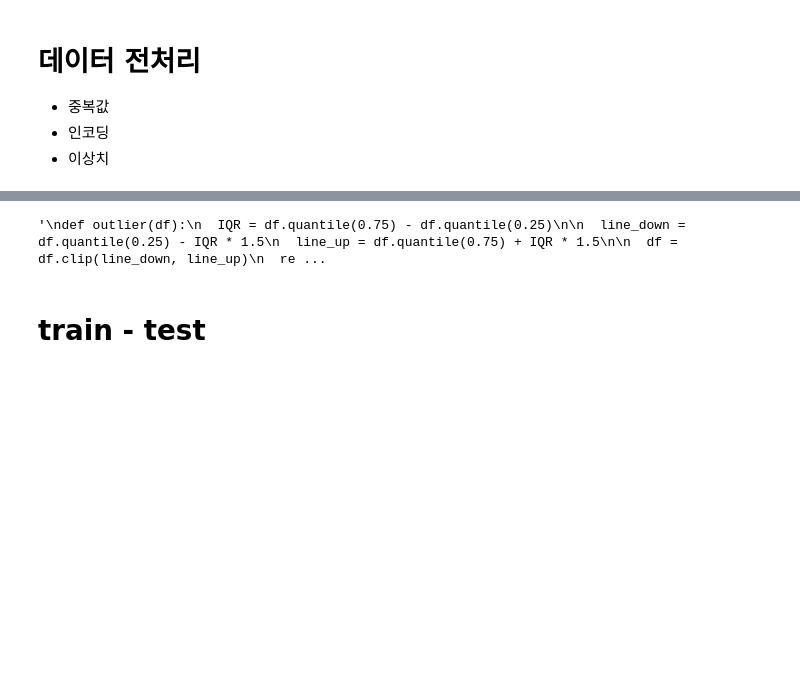
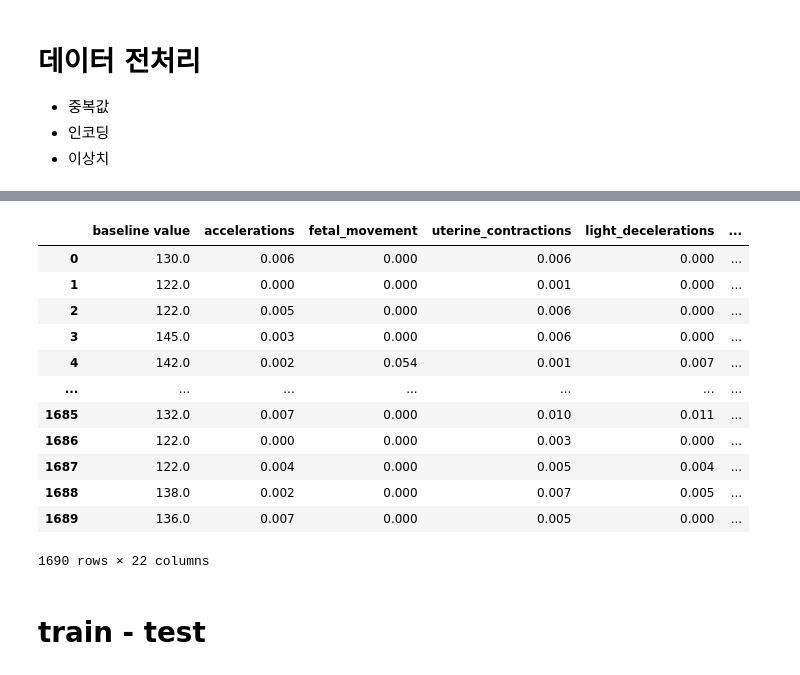
Before and after one commit to konkuk-kuggle/9th_KUGGLE_Seminar, a Jupyter notebook: [KUGGLE]_회귀_6주차 과제.ipynb, the cells around one changed output, grey strips where cells are left out. Drawn from its saved outputs; the diff is of its cells as text; code cells hidden in the pictures; blank space fills up the shorter version.

```diff
--- a/[KUGGLE]_회귀_6주차 과제.ipynb
+++ b/[KUGGLE]_회귀_6주차 과제.ipynb
@@ -149,21 +164,30 @@ train.duplicated()#코드추가
 # %%
 # float 타입의 target 값을 int형으로 변경하세요
-train['fetal_health'] = train['fetal_health']#코드추가
+train['fetal_health'] = train['fetal_health'].astype(int)#코드추가
-# %%
-# 이상치 처리를 수행하세요 (선택사항)
-
-def outlier(df):
-  IQR = #코드추가
-
-  line_down = #코드추가
-  line_up = #코드추가
-
-  df = df.clip(line_down, line_up)
-  return df
-
-outlier(train)
-# %% [output]
-'\ndef outlier(df):\n  IQR = df.quantile(0.75) - df.quantile(0.25)\n\n  line_down = df.quantile(0.25) - IQR * 1.5\n  line_up = df.quantile(0.75) + IQR * 1.5\n\n  df = df.clip(line_down, line_up)\n  re ...
+# %%
+def outlier(df):
+  Q1 = df.quantile(0.25)
+  Q3 = df.quantile(0.75)
+  IQR = Q3 - Q1
+  line_down = Q1 - 1.5*IQR
+  line_up = Q3 + 1.5*IQR
+  return df
+
+outlier(train)
+# %% [output]
+|  | baseline value | accelerations | fetal_movement | uterine_contractions | light_decelerations | ... |
+| 0 | 130.0 | 0.006 | 0.000 | 0.006 | 0.000 | ... |
+| 1 | 122.0 | 0.000 | 0.000 | 0.001 | 0.000 | ... |
+| 2 | 122.0 | 0.005 | 0.000 | 0.006 | 0.000 | ... |
+| 3 | 145.0 | 0.003 | 0.000 | 0.006 | 0.000 | ... |
+| 4 | 142.0 | 0.002 | 0.054 | 0.001 | 0.007 | ... |
+| ... | ... | ... | ... | ... | ... | ... |
+| 1685 | 132.0 | 0.007 | 0.000 | 0.010 | 0.011 | ... |
+| 1686 | 122.0 | 0.000 | 0.000 | 0.003 | 0.000 | ... |
+| 1687 | 122.0 | 0.004 | 0.000 | 0.005 | 0.004 | ... |
+| 1688 | 138.0 | 0.002 | 0.000 | 0.007 | 0.005 | ... |
+| 1689 | 136.0 | 0.007 | 0.000 | 0.005 | 0.000 | ... |
+1690 rows × 22 columns
 # %% [markdown]
 # train - test
 # %%
```
Also changed, not shown: parts of 15 cells of this notebook.
